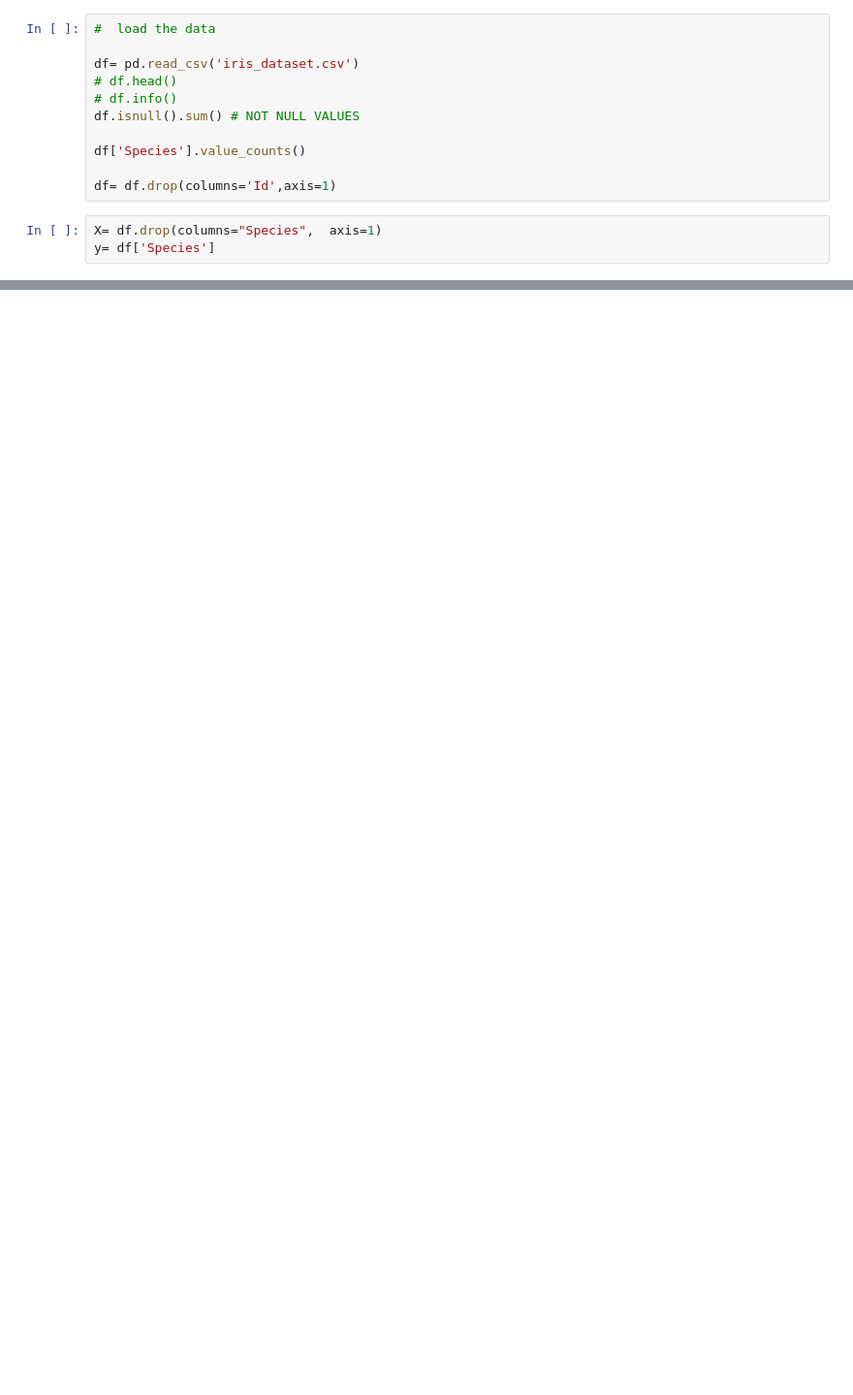
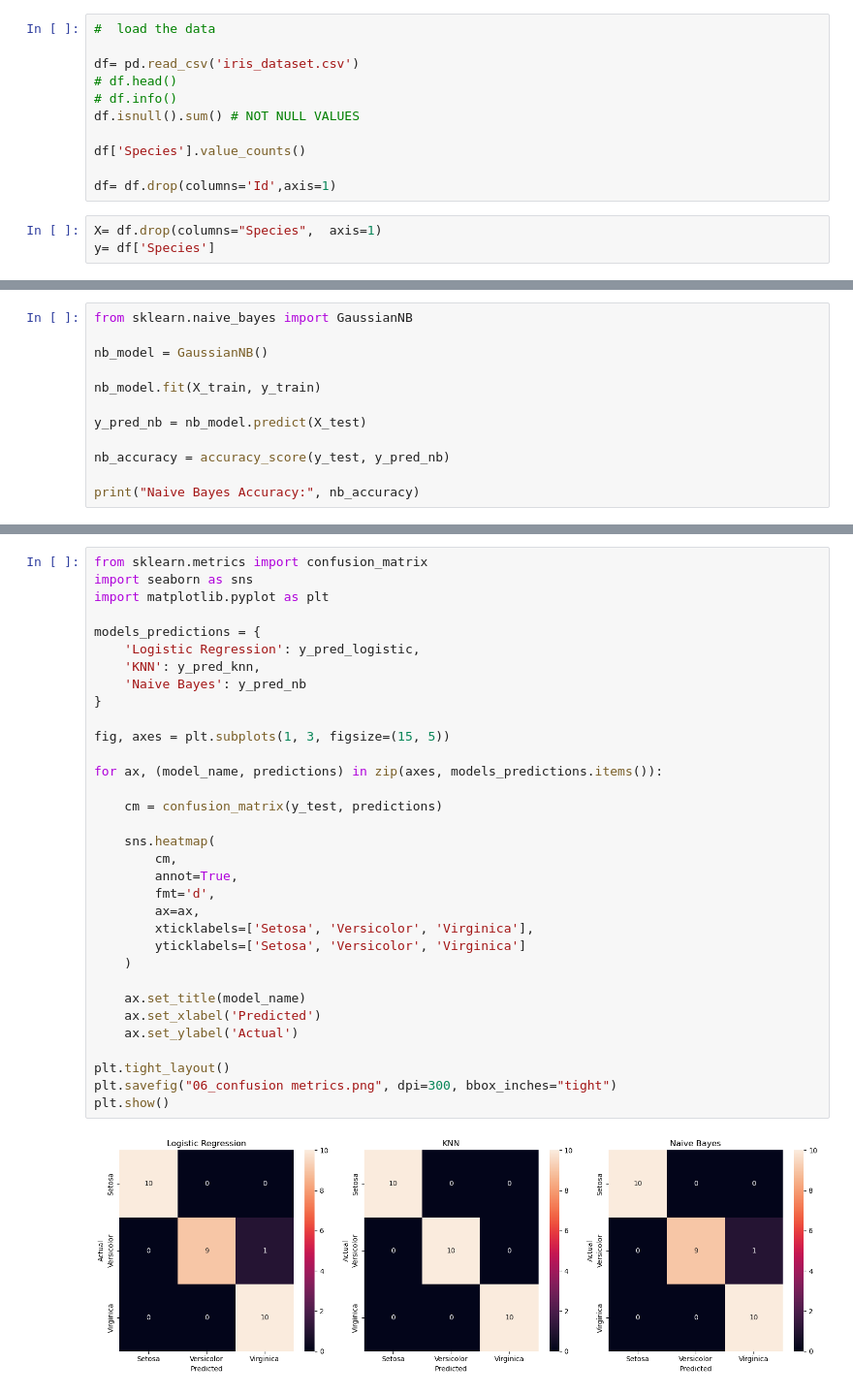
Before and after one commit to muhammadkhan-dev-code/learning-ai-ml, a Jupyter notebook: anaconda_projects/supervised_ml/iris-dataset/iris.ipynb, the cells around one changed output, grey strips where cells are left out. Shown at 97% size. Drawn from its saved outputs; the diff is of its cells as text; blank space fills up the shorter version.

```diff
--- a/anaconda_projects/supervised_ml/iris-dataset/iris.ipynb
+++ b/anaconda_projects/supervised_ml/iris-dataset/iris.ipynb
@@ -85,0 +155,12 @@ PetalWidthCm        0.817954     -0.356544       0.962757      1.000000
+# %%
+from sklearn.naive_bayes import GaussianNB
+
+nb_model = GaussianNB()
+
+nb_model.fit(X_train, y_train)
+
+y_pred_nb = nb_model.predict(X_test)
+
+nb_accuracy = accuracy_score(y_test, y_pred_nb)
+
+print("Naive Bayes Accuracy:", nb_accuracy)
@@ -85,0 +198,35 @@ PetalWidthCm        0.817954     -0.356544       0.962757      1.000000
+# %%
+from sklearn.metrics import confusion_matrix
+import seaborn as sns
+import matplotlib.pyplot as plt
+
+models_predictions = {
+    'Logistic Regression': y_pred_logistic,
+    'KNN': y_pred_knn,
+    'Naive Bayes': y_pred_nb
+}
+
+fig, axes = plt.subplots(1, 3, figsize=(15, 5))
+
+for ax, (model_name, predictions) in zip(axes, models_predictions.items()):
+
+    cm = confusion_matrix(y_test, predictions)
+
+    sns.heatmap(
+        cm,
+        annot=True,
+        fmt='d',
+        ax=ax,
+        xticklabels=['Setosa', 'Versicolor', 'Virginica'],
+        yticklabels=['Setosa', 'Versicolor', 'Virginica']
+    )
+
+    ax.set_title(model_name)
+    ax.set_xlabel('Predicted')
+    ax.set_ylabel('Actual')
+
+plt.tight_layout()
+plt.savefig("06_confusion metrics.png", dpi=300, bbox_inches="tight")
+plt.show()
+# %% [output]
+[figure, added]
```
Also changed, not shown: parts of 23 cells of this notebook, 9 other files.
